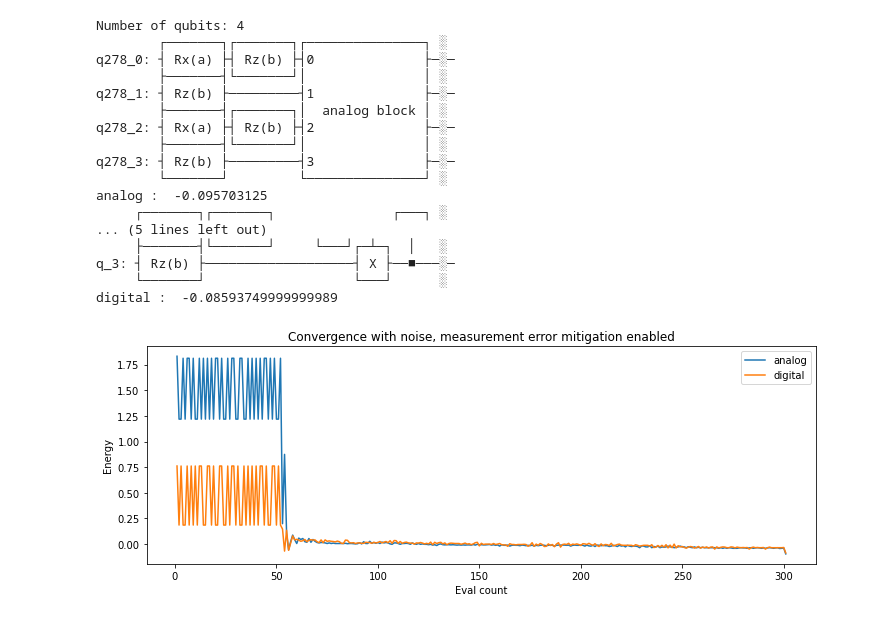
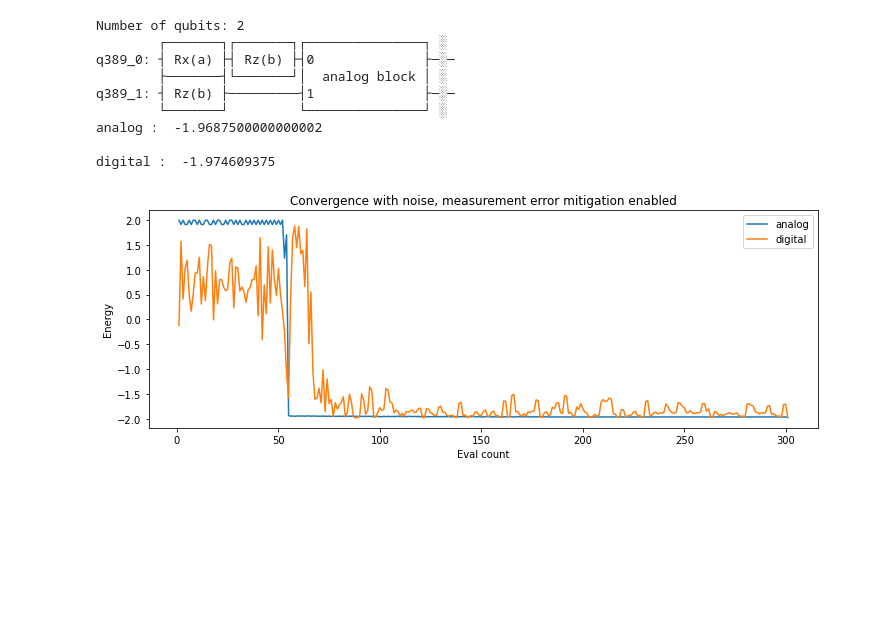
Before and after one commit to 17thSaint/womanium-hackathon, a Jupyter notebook: da-vqe.ipynb, the cells around one changed output. Cells and saved outputs as stored; diff of their text form; code cells hidden in the pictures; blank space fills up the shorter version.

Commit message:
digital mixing with TwoLocal very different why?

```diff
--- a/da-vqe.ipynb
+++ b/da-vqe.ipynb
@@ -104,7 +104,7 @@ def get_eigenvalue(which,num_qubits,ham_op,analog_block=0.0):
     counts = []
     values = []
     if which == "digital":
-        chosen_ansatz = digital_ansatz(num_qubits)
+        chosen_ansatz = TwoLocal(rotation_blocks='ry', entanglement_blocks='cz')#digital_ansatz(num_qubits)
     else:
         chosen_ansatz = analog_ansatz(analog_block,num_qubits)
 
@@ -127,35 +127,27 @@ def get_eigenvalue(which,num_qubits,ham_op,analog_block=0.0):
     pylab.title('Convergence with noise, measurement error mitigation enabled');
 # %%
 #H2_op = (-1.052373245772859 * I ^ I) + (0.39793742484318045 * I ^ Z) + (-0.39793742484318045 * Z ^ I) + (-0.01128010425623538 * Z ^ Z) + (0.18093119978423156 * X ^ X)
-qubits_count = 4
+qubits_count = 2
 coeff = 2.
 H2_op = coeff * Z
 for i in range(qubits_count-1):
     H2_op ^= Z
 
 hamiltonian = H2_op.to_matrix()
 ham_block = HamiltonianGate(data=hamiltonian, time=2)
 
 print(f'Number of qubits: {H2_op.num_qubits}')
 
 get_eigenvalue("analog",qubits_count,H2_op,ham_block)
 get_eigenvalue("digital",qubits_count,H2_op)
 # %% [output]
-Number of qubits: 4
+Number of qubits: 2
         ┌───────┐┌───────┐┌───────────────┐ ░
-q278_0: ┤ Rx(a) ├┤ Rz(b) ├┤0              ├─░─
-        ├───────┤└───────┘│               │ ░
-q278_1: ┤ Rz(b) ├─────────┤1              ├─░─
-        ├───────┤┌───────┐│  analog block │ ░
-q278_2: ┤ Rx(a) ├┤ Rz(b) ├┤2              ├─░─
-        ├───────┤└───────┘│               │ ░
-q278_3: ┤ Rz(b) ├─────────┤3              ├─░─
+q389_0: ┤ Rx(a) ├┤ Rz(b) ├┤0              ├─░─
+        ├───────┤└───────┘│  analog block │ ░
+q389_1: ┤ Rz(b) ├─────────┤1              ├─░─
         └───────┘         └───────────────┘ ░
-analog :  -0.095703125
-     ┌───────┐┌───────┐               ┌───┐ ░
-... (5 lines left out)
-     ├───────┤└───────┘     └───┘┌─┴─┐  │   ░
-q_3: ┤ Rz(b) ├───────────────────┤ X ├──■───░─
-     └───────┘                   └───┘      ░
-digital :  -0.08593749999999989
+analog :  -1.9687500000000002
+
+digital :  -1.974609375
-[figure, old version]
+[figure, new version]
```
